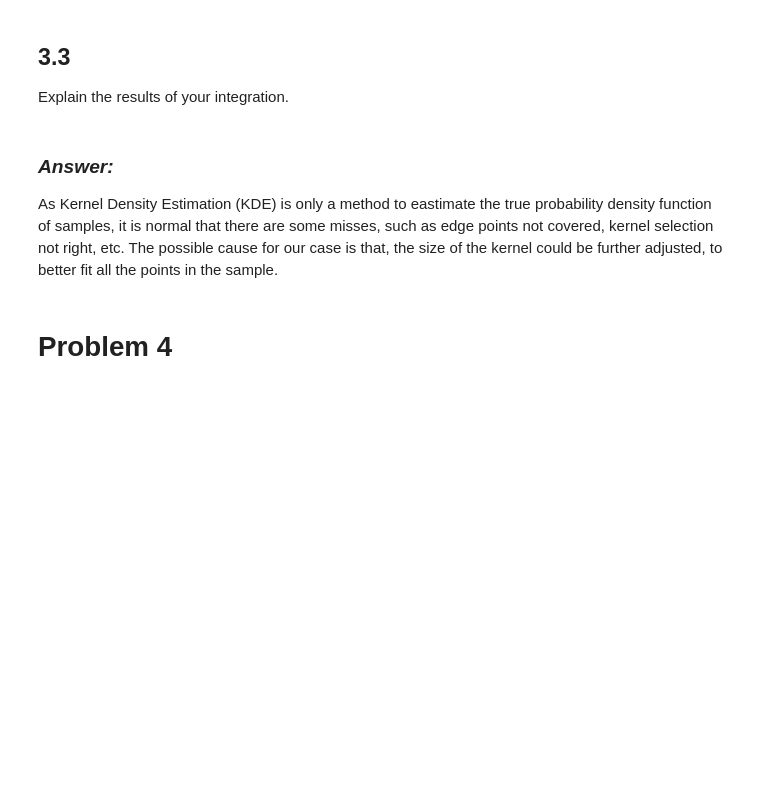
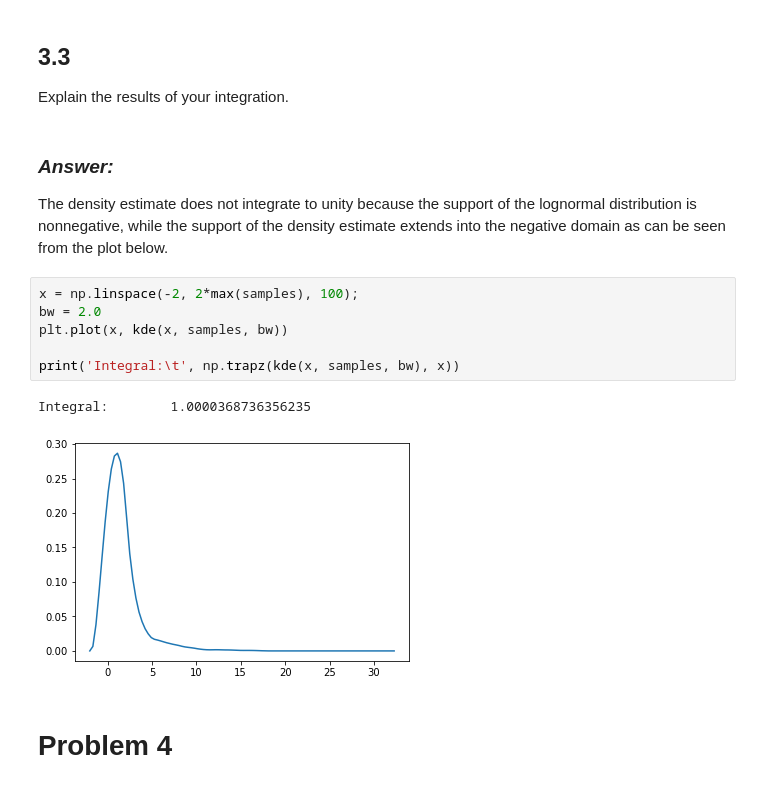
Before and after one commit to g7an/Intro-to-Data-Science, a Jupyter notebook: hw1_problems.ipynb, the cells around one changed output. Cells and saved outputs as stored; diff of their text form; blank space fills up the shorter version.

```diff
--- a/hw1_problems.ipynb
+++ b/hw1_problems.ipynb
@@ -245,7 +257,16 @@ Explain the results of your integration.
 # %% [markdown]
 ### _Answer:_
 
-As Kernel Density Estimation (KDE) is only a method to eastimate the true probability density function of samples, it is normal that there are some misses, such as edge points not covered, kernel selection not right, etc. The possible cause for our case is that, the size of the kernel could be further adjusted, to better fit all the points in the sample.
+The density estimate does not integrate to unity because the support of the lognormal distribution is nonnegative, while the support of the density estimate extends into the negative domain as can be seen from the plot below.
+# %%
+x = np.linspace(-2, 2*max(samples), 100);
+bw = 2.0
+plt.plot(x, kde(x, samples, bw))
+
+print('Integral:\t', np.trapz(kde(x, samples, bw), x))
+# %% [output]
+Integral:        1.0000368736356235
+[figure, added]
 # %% [markdown]
 # Problem 4
 # %% [markdown]
```
Also changed, not shown: parts of 13 cells of this notebook.
